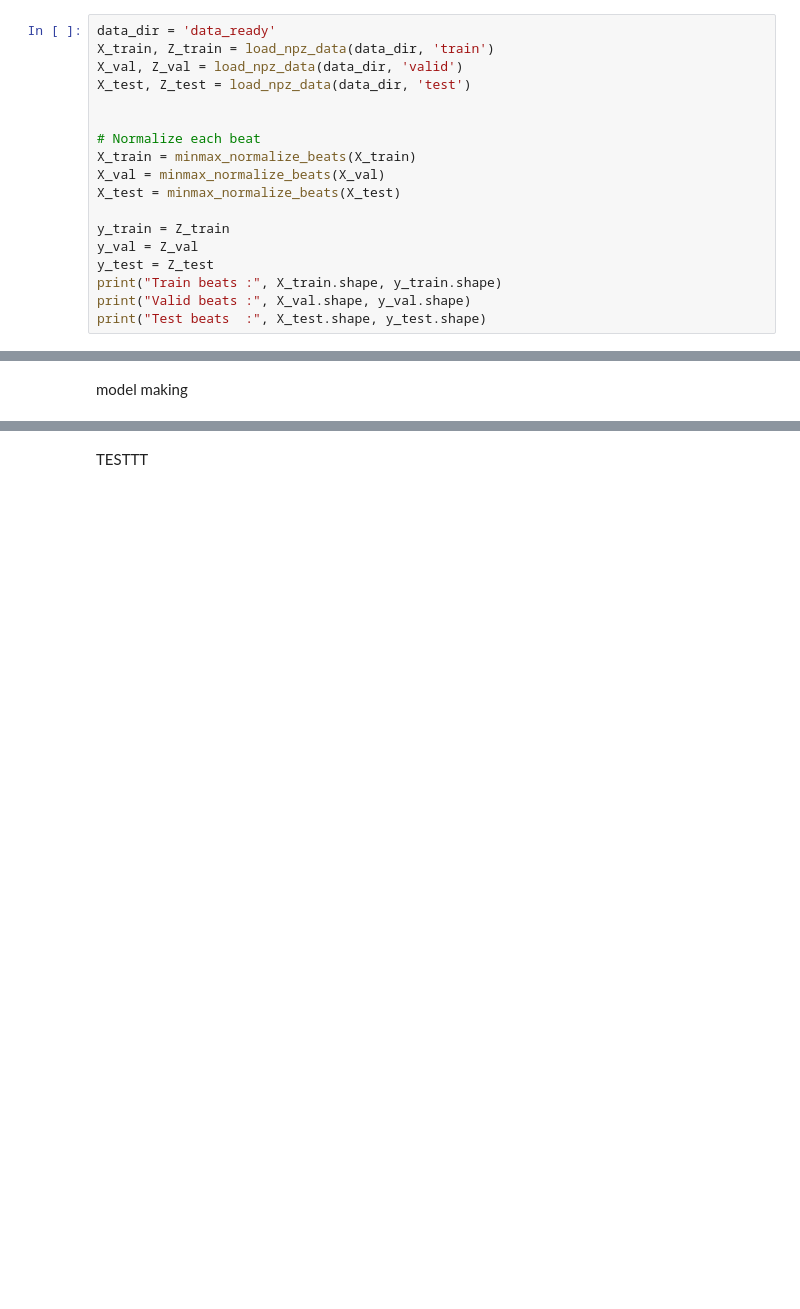
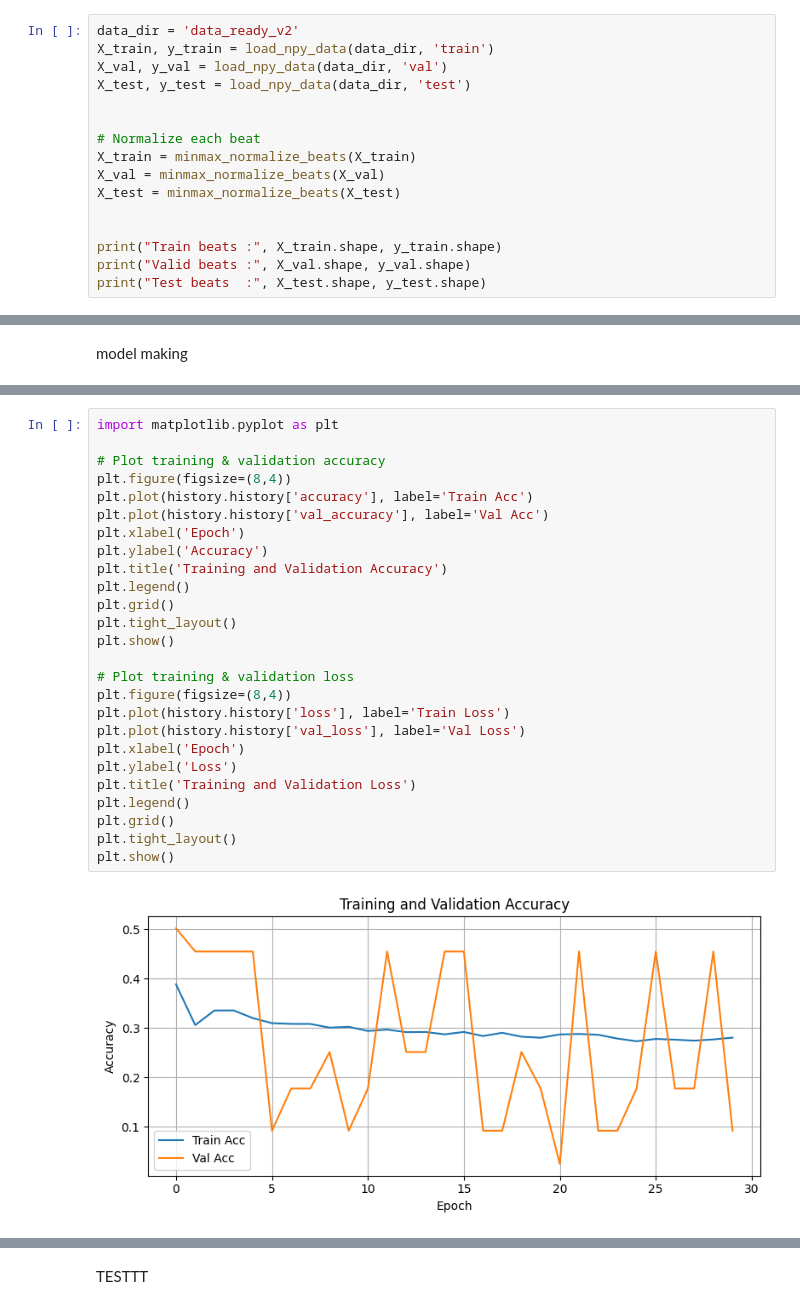
Before and after one commit to NugrohoRahmanto/TugasAkhir-Thesis, a Jupyter notebook: cnn-lstm.ipynb, the cells around one changed output, grey strips where cells are left out. Saved outputs shown, nothing was run; the diff lists cells and outputs as text; blank space fills up the shorter version.

```diff
--- a/cnn-lstm.ipynb
+++ b/cnn-lstm.ipynb
@@ -32,9 +33,9 @@ def denoise_beats(X_beats, window_length=7, polyorder=2):
     return denoised
 # %%
-data_dir = 'data_ready'
-X_train, Z_train = load_npz_data(data_dir, 'train')
-X_val, Z_val = load_npz_data(data_dir, 'valid')
-X_test, Z_test = load_npz_data(data_dir, 'test')
+data_dir = 'data_ready_v2'
+X_train, y_train = load_npy_data(data_dir, 'train')
+X_val, y_val = load_npy_data(data_dir, 'val')
+X_test, y_test = load_npy_data(data_dir, 'test')
 
 
 # Normalize each beat
@@ -42,9 +43,7 @@ X_train = minmax_normalize_beats(X_train)
 X_val = minmax_normalize_beats(X_val)
 X_test = minmax_normalize_beats(X_test)
 
-y_train = Z_train
-y_val = Z_val
-y_test = Z_test
+
 print("Train beats :", X_train.shape, y_train.shape)
 print("Valid beats :", X_val.shape, y_val.shape)
 print("Test beats  :", X_test.shape, y_test.shape)
@@ -291,0 +172,28 @@ weighted avg       0.03      0.17      0.05     24257
+# %%
+import matplotlib.pyplot as plt
+
+# Plot training & validation accuracy
+plt.figure(figsize=(8,4))
+plt.plot(history.history['accuracy'], label='Train Acc')
+plt.plot(history.history['val_accuracy'], label='Val Acc')
+plt.xlabel('Epoch')
+plt.ylabel('Accuracy')
+plt.title('Training and Validation Accuracy')
+plt.legend()
+plt.grid()
+plt.tight_layout()
+plt.show()
+
+# Plot training & validation loss
+plt.figure(figsize=(8,4))
+plt.plot(history.history['loss'], label='Train Loss')
+plt.plot(history.history['val_loss'], label='Val Loss')
+plt.xlabel('Epoch')
+plt.ylabel('Loss')
+plt.title('Training and Validation Loss')
+plt.legend()
+plt.grid()
+plt.tight_layout()
+plt.show()
+# %% [output]
+[figure, added]
```
Also changed, not shown: parts of 13 cells of this notebook, 4 other files.
